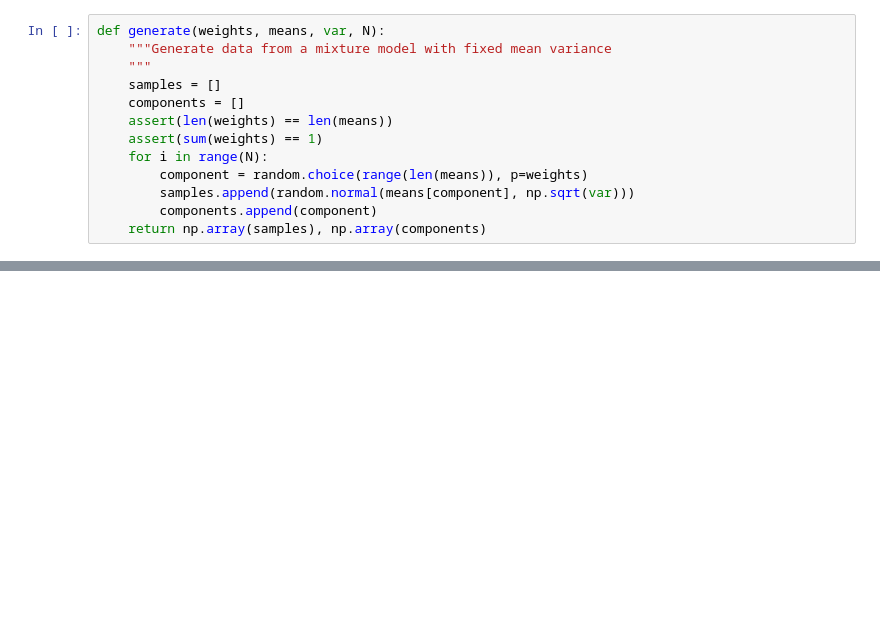
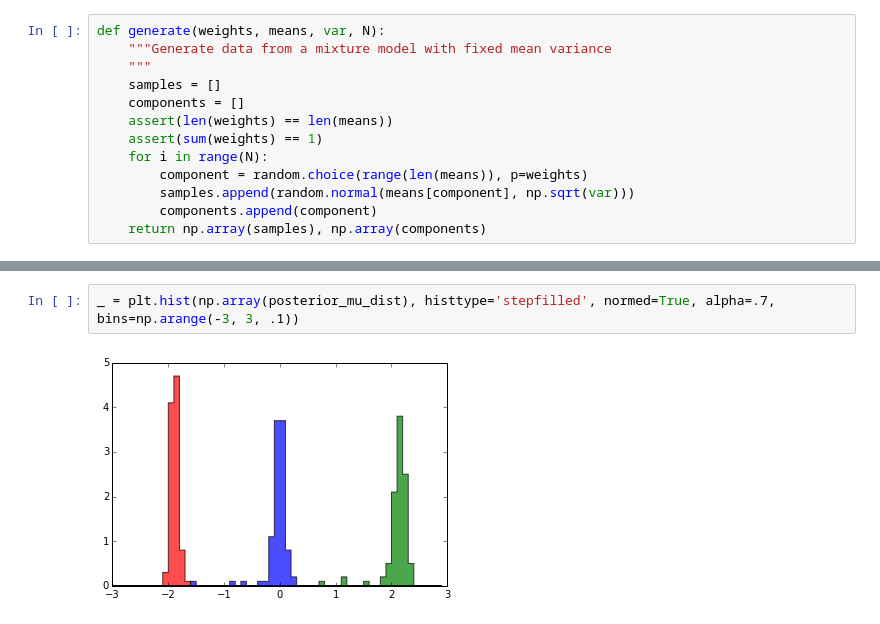
Before and after one commit to tdhopper/mcmc, a Jupyter notebook: Collapsed Gibbs Sampler for Finite Mixture Model.ipynb, the cells around one changed output, grey strips where cells are left out. Drawn from its saved outputs; the diff is of its cells as text; blank space fills up the shorter version.

```diff
--- a/Collapsed Gibbs Sampler for Finite Mixture Model.ipynb
+++ b/Collapsed Gibbs Sampler for Finite Mixture Model.ipynb
@@ -164,0 +213,4 @@ iteration 10
+# %%
+_ = plt.hist(np.array(posterior_mu_dist), histtype='stepfilled', normed=True, alpha=.7, bins=np.arange(-3, 3, .1))
+# %% [output]
+[figure, added]
```
Also changed, not shown: parts of 7 cells of this notebook.
